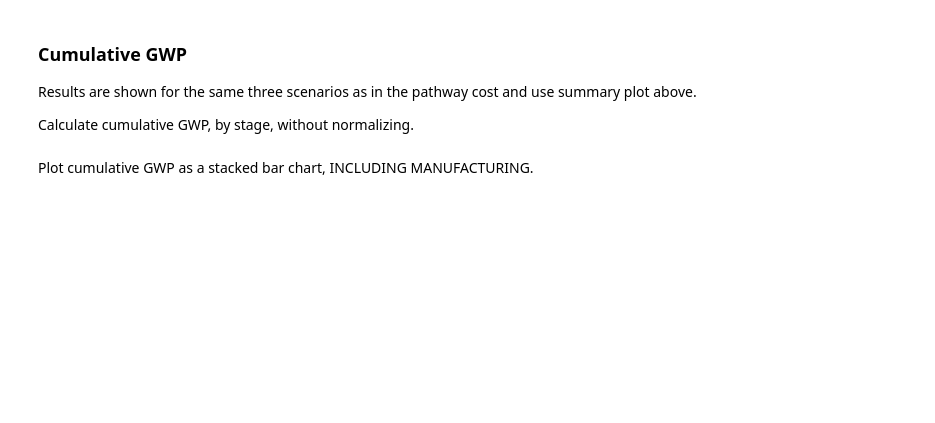
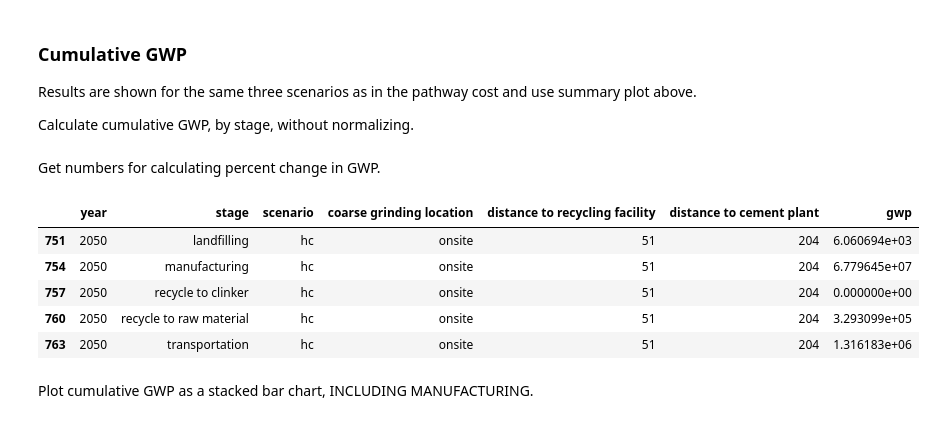
Before and after one commit to shirubana/celavi, a Jupyter notebook: notebooks/CELAVI-Figures.ipynb, the cells around one changed output. Saved outputs shown, nothing was run; the diff lists cells and outputs as text; code cells hidden in the pictures; blank space fills up the shorter version.

```diff
--- a/notebooks/CELAVI-Figures.ipynb
+++ b/notebooks/CELAVI-Figures.ipynb
@@ -196,3 +200,14 @@ gwp_cm = gwp_subset_idx.groupby(['year','stage', 'scenario', 'coarse grinding lo
                                  'distance to cement plant']).sum().groupby(['stage','scenario',
                                                                              'distance to recycling facility',
                                                                              'distance to cement plant']).cumsum().reset_index()
+# %% [markdown]
+Get numbers for calculating percent change in GWP.
+# %%
+gwp_cm.loc[(gwp_cm.year==2050) & (gwp_cm.scenario=='hc')]
+# %% [output]
+|  | year | stage | scenario | coarse grinding location | distance to recycling facility | distance to cement plant | gwp |
+| 751 | 2050 | landfilling | hc | onsite | 51 | 204 | 6.060694e+03 |
+| 754 | 2050 | manufacturing | hc | onsite | 51 | 204 | 6.779645e+07 |
+| 757 | 2050 | recycle to clinker | hc | onsite | 51 | 204 | 0.000000e+00 |
+| 760 | 2050 | recycle to raw material | hc | onsite | 51 | 204 | 3.293099e+05 |
+| 763 | 2050 | transportation | hc | onsite | 51 | 204 | 1.316183e+06 |
```
Also changed, not shown: parts of 19 cells of this notebook.
